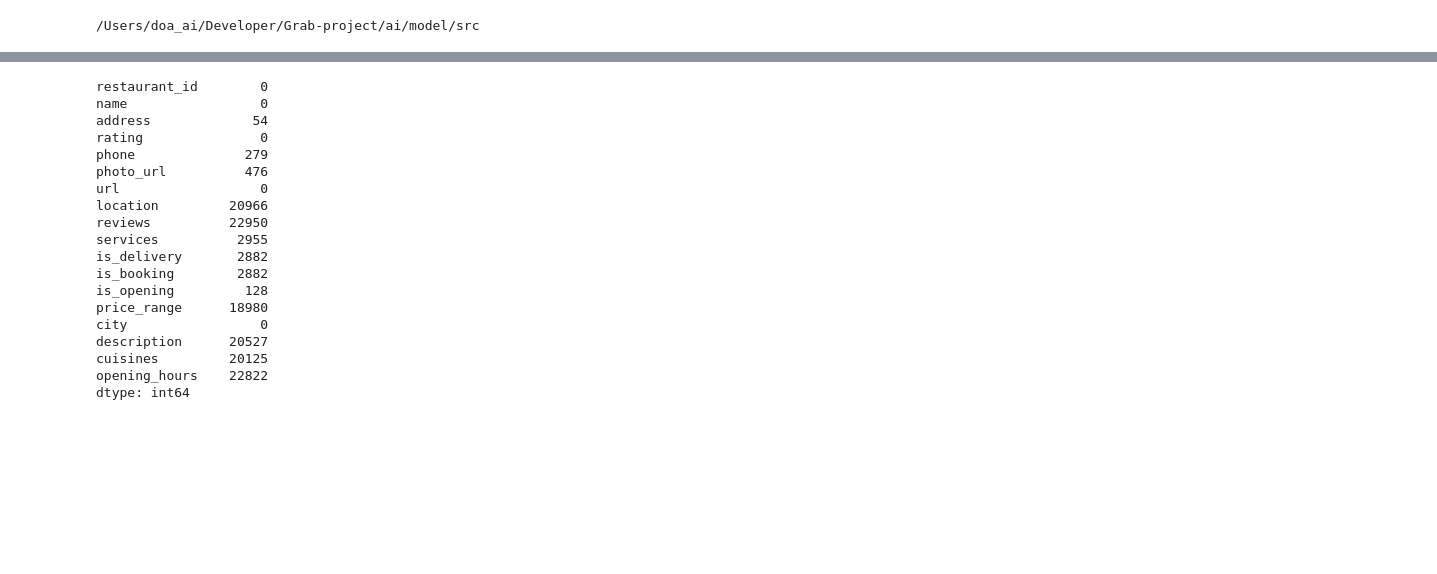
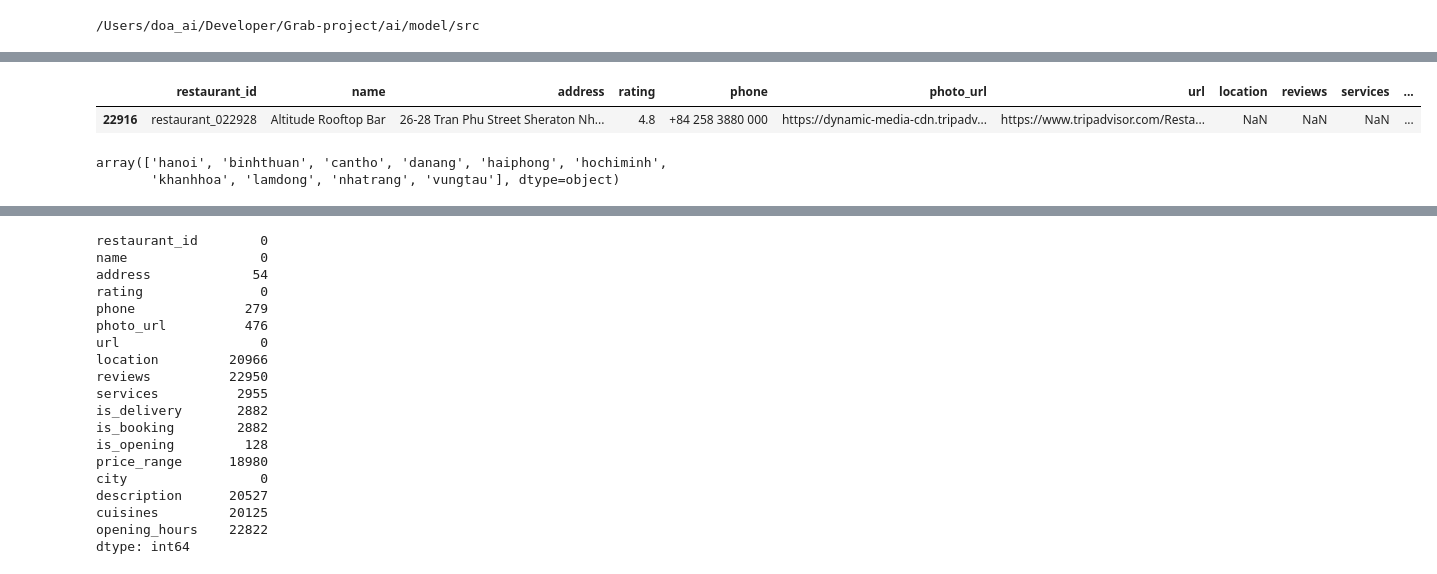
Before and after one commit to ltdoanh2004/Grab-project, a Jupyter notebook: ai/model/src/utils/prepare_data.ipynb, the cells around one changed output, grey strips where cells are left out. Saved outputs shown, nothing was run; the diff lists cells and outputs as text; code cells hidden in the pictures; blank space fills up the shorter version.

```diff
--- a/ai/model/src/utils/prepare_data.ipynb
+++ b/ai/model/src/utils/prepare_data.ipynb
@@ -316,3 +316,13 @@ df.head()
 | 2 | restaurant_000002 | Long Bánh Tráng Trộn - Bánh Tráng... | 240 Bùi Đình Túy, P. 12, Quận Bìn... | 3.934 | Đang cập nhật | https://images.foody.vn/res/g106/... | https://www.foody.vn/ho-chi-minh/... | {'lat': 10.8075456, 'lon': 106.70... | NaN | [{'name': 'ShopeeFood', 'url': 'h... | ... |
 | 3 | restaurant_000003 | Highlands Coffee - Trà, Cà Phê & ... | 15A Nguyễn Hữu Thọ, X. Phước Kiển... | 8.000 | Đang cập nhật | https://images.foody.vn/res/g116/... | https://www.foody.vn/ho-chi-minh/... | {'lat': 10.710203, 'lon': 106.708... | NaN | [{'name': 'ShopeeFood', 'url': 'h... | ... |
 | 4 | restaurant_000004 | Highlands Coffee - Trà, Cà Phê & ... | 225 Nguyễn Đình Chiểu, P. 5, Quận... | 7.144 | Đang cập nhật | https://images.foody.vn/res/g78/7... | https://www.foody.vn/ho-chi-minh/... | {'lat': 10.773954, 'lon': 106.685... | NaN | [{'name': 'ShopeeFood', 'url': 'h... | ... |
+# %%
+df[df['restaurant_id'] == 'restaurant_022928']
+# %% [output]
+|  | restaurant_id | name | address | rating | phone | photo_url | url | location | reviews | services | ... |
+| 22916 | restaurant_022928 | Altitude Rooftop Bar | 26-28 Tran Phu Street Sheraton Nh... | 4.8 | +84 258 3880 000 | https://dynamic-media-cdn.tripadv... | https://www.tripadvisor.com/Resta... | NaN | NaN | NaN | ... |
+# %%
+df['city'].unique()
+# %% [output]
+array(['hanoi', 'binhthuan', 'cantho', 'danang', 'haiphong', 'hochiminh',
+       'khanhhoa', 'lamdong', 'nhatrang', 'vungtau'], dtype=object)
```
Also changed, not shown: parts of 2 cells of this notebook, 3 other files.
